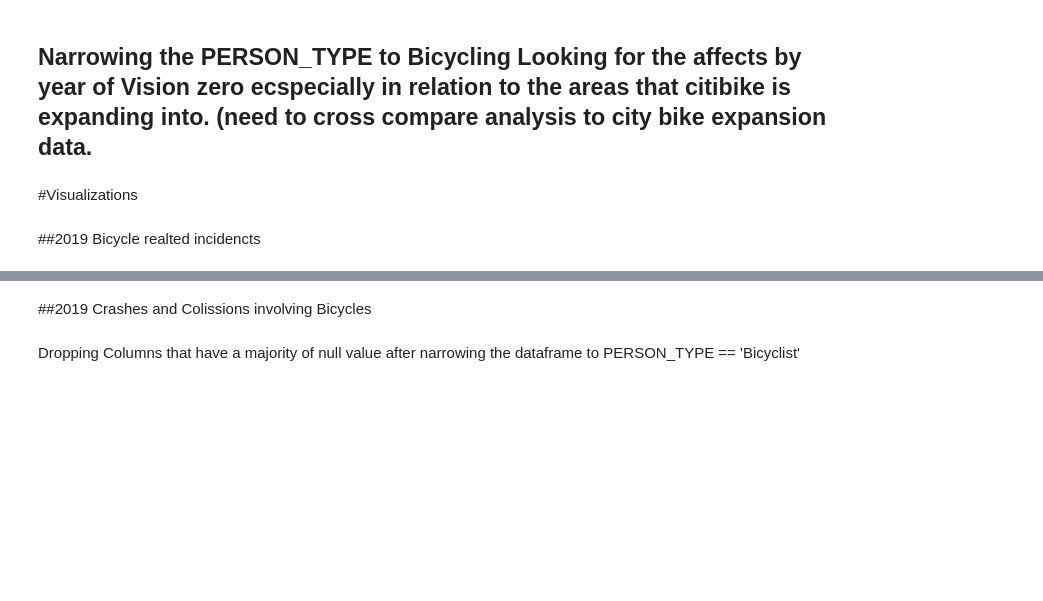
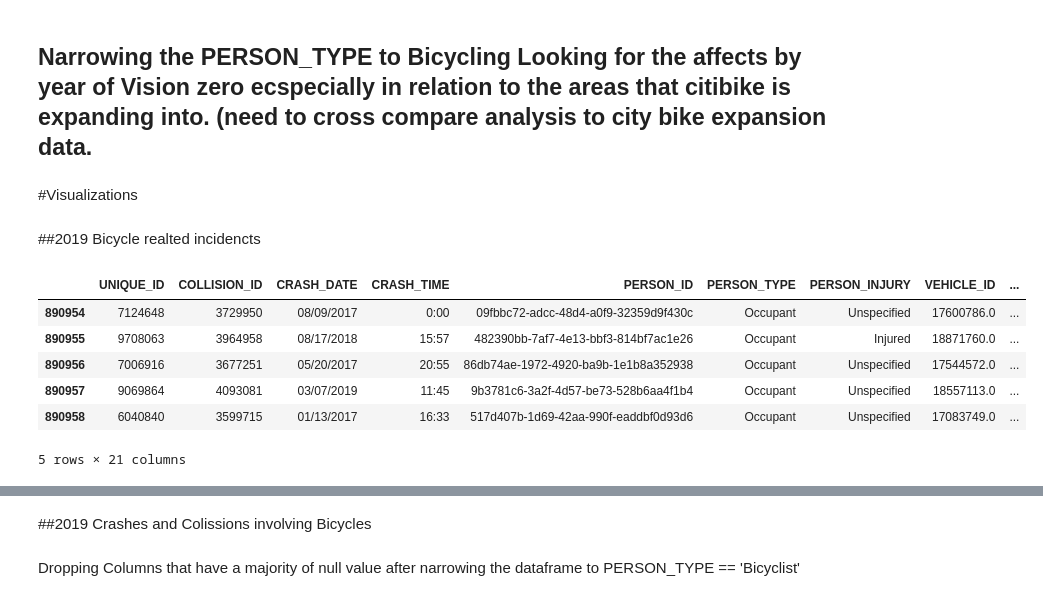
Before and after one commit to MarcusQuigley/Mel-main, a Jupyter notebook: VisionZeroNYC.ipynb, the cells around one changed output, grey strips where cells are left out. Drawn from its saved outputs; the diff is of its cells as text; code cells hidden in the pictures; blank space fills up the shorter version.

```diff
--- a/VisionZeroNYC.ipynb
+++ b/VisionZeroNYC.ipynb
@@ -323,6 +320,7 @@ Index(['UNIQUE_ID', 'COLLISION_ID', 'DATE', 'TIME', 'PERSON_ID', 'PERSON_TYPE',
 # %% [markdown]
 ## Converting the date and time columns to to their specified data types
 # %%
-#vzvcr['DATE'] = pd.to_datetime(vzvcr['DATE'])
+# Converting the date column to its specified data type
+vzvcr['DATE'] = pd.to_datetime(vzbcr['DATE'])
 # %%
 #check min max crash dates
@@ -334,8 +332,5 @@ SyntaxError: ignored
 # %%
-# Converting the date column to its specified data type
-vzvcr['DATE'] = pd.to_datetime(vzvcr.DATE)
-
- # Creating three new columns for easy querying
+# Creating three new columns for easy querying
 vzvcr['YEAR'] = vzvcr.DATE.dt.year
 vzvcr['MONTH'] = vzvcr.DATE.dt.month
 vzvcr['DAY'] = vzvcr.DATE.dt.day
@@ -346,5 +341,15 @@ vzvcr['DAY'] = vzvcr.DATE.dt.day
 # %% [markdown]
 ##2019 Bicycle realted incidencts
 # %%
-vzbr2019 = vzbcr
+vzbr2019 = vzvcr
+# %%
+vzbr2019.tail()
+# %% [output]
+|  | UNIQUE_ID | COLLISION_ID | CRASH_DATE | CRASH_TIME | PERSON_ID | PERSON_TYPE | PERSON_INJURY | VEHICLE_ID | ... |
+| 890954 | 7124648 | 3729950 | 08/09/2017 | 0:00 | 09fbbc72-adcc-48d4-a0f9-32359d9f430c | Occupant | Unspecified | 17600786.0 | ... |
+| 890955 | 9708063 | 3964958 | 08/17/2018 | 15:57 | 482390bb-7af7-4e13-bbf3-814bf7ac1e26 | Occupant | Injured | 18871760.0 | ... |
+| 890956 | 7006916 | 3677251 | 05/20/2017 | 20:55 | 86db74ae-1972-4920-ba9b-1e1b8a352938 | Occupant | Unspecified | 17544572.0 | ... |
+| 890957 | 9069864 | 4093081 | 03/07/2019 | 11:45 | 9b3781c6-3a2f-4d57-be73-528b6aa4f1b4 | Occupant | Unspecified | 18557113.0 | ... |
+| 890958 | 6040840 | 3599715 | 01/13/2017 | 16:33 | 517d407b-1d69-42aa-990f-eaddbf0d93d6 | Occupant | Unspecified | 17083749.0 | ... |
+5 rows × 21 columns
 # %%
```
Also changed, not shown: parts of 9 cells of this notebook.
